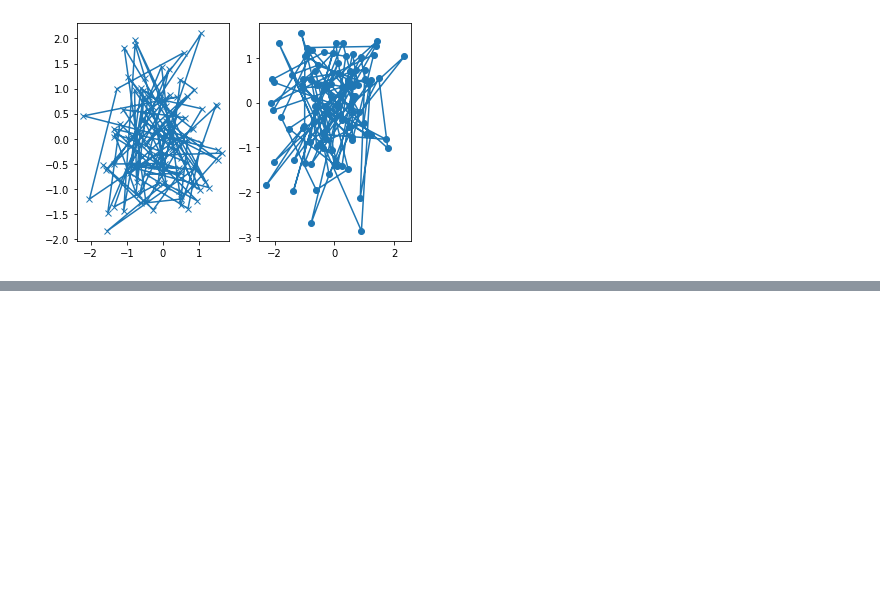
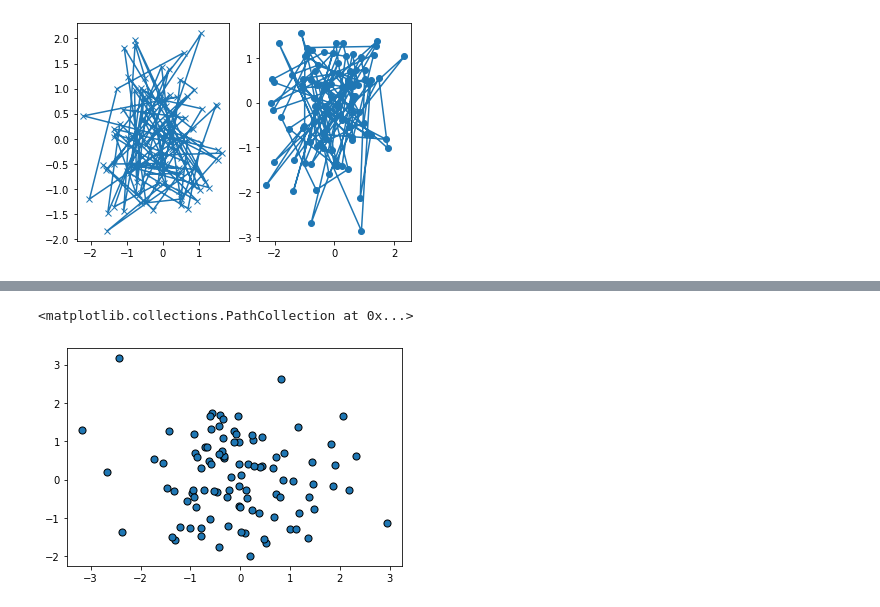
Before and after one commit to leafarJS/python_matplotlib, a Jupyter notebook: 01_introduction.ipynb, the cells around one changed output, grey strips where cells are left out. Cells and saved outputs as stored; diff of their text form; code cells hidden in the pictures; blank space fills up the shorter version.

Commit message:
commit bases de matplotlib

```diff
--- a/01_introduction.ipynb
+++ b/01_introduction.ipynb
@@ -112,0 +131,7 @@ my_plotter(ax2, dat3, dat4, {"marker":"o"})
+# %%
+data, data0 = np.random.randn(2,100)
+fig, ax = plt.subplots(figsize=(6,4))
+ax.scatter(data, data0, s=50, facecolor='C0', edgecolor='k')
+# %% [output]
+<matplotlib.collections.PathCollection at 0x...>
+[figure, added]
```
Also changed, not shown: parts of 16 cells of this notebook.
